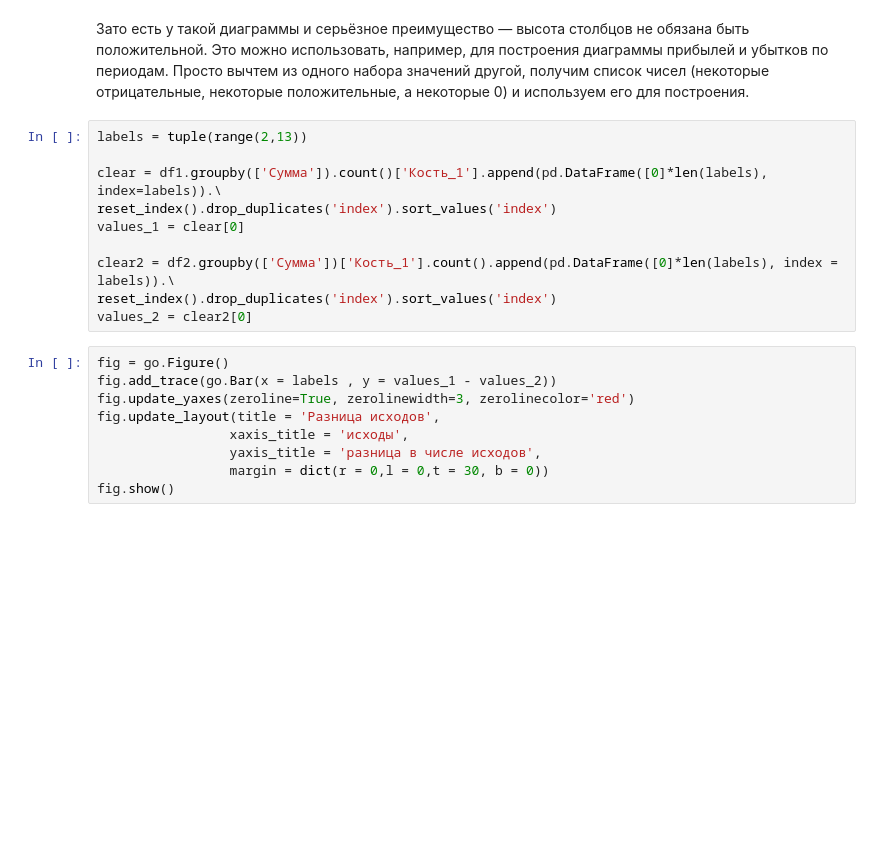
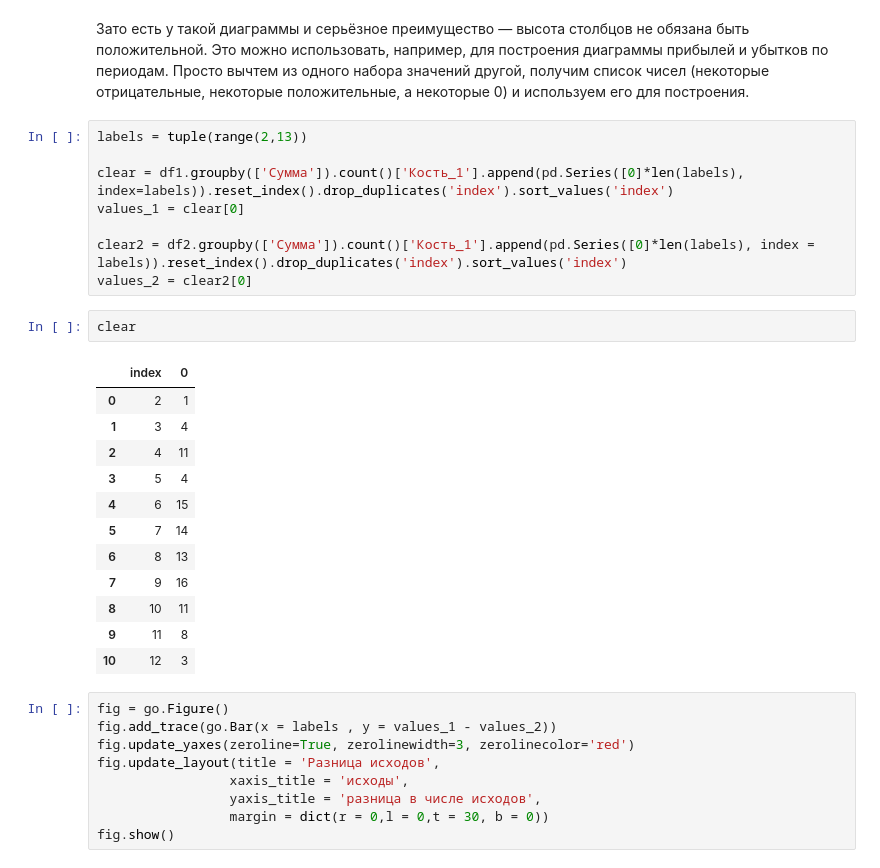
Before and after one commit to mahhets/plotly_tutorial, a Jupyter notebook: plotly_bar.ipynb, the cells around one changed output. Drawn from its saved outputs; the diff is of its cells as text; blank space fills up the shorter version.

```diff
--- a/plotly_bar.ipynb
+++ b/plotly_bar.ipynb
@@ -49,13 +50,26 @@ fig.show()
 # %%
 labels = tuple(range(2,13))
 
-clear = df1.groupby(['Сумма']).count()['Кость_1'].append(pd.DataFrame([0]*len(labels), index=labels)).\
-reset_index().drop_duplicates('index').sort_values('index')
+clear = df1.groupby(['Сумма']).count()['Кость_1'].append(pd.Series([0]*len(labels), index=labels)).reset_index().drop_duplicates('index').sort_values('index')
 values_1 = clear[0]
 
-clear2 = df2.groupby(['Сумма'])['Кость_1'].count().append(pd.DataFrame([0]*len(labels), index = labels)).\
-reset_index().drop_duplicates('index').sort_values('index')
+clear2 = df2.groupby(['Сумма']).count()['Кость_1'].append(pd.Series([0]*len(labels), index = labels)).reset_index().drop_duplicates('index').sort_values('index')
 values_2 = clear2[0]
+# %%
+clear
+# %% [output]
+|  | index | 0 |
+| 0 | 2 | 1 |
+| 1 | 3 | 4 |
+| 2 | 4 | 11 |
+| 3 | 5 | 4 |
+| 4 | 6 | 15 |
+| 5 | 7 | 14 |
+| 6 | 8 | 13 |
+| 7 | 9 | 16 |
+| 8 | 10 | 11 |
+| 9 | 11 | 8 |
+| 10 | 12 | 3 |
 # %%
 fig = go.Figure()
 fig.add_trace(go.Bar(x = labels , y = values_1 - values_2))
```
Also changed, not shown: parts of 1 cell of this notebook, 3 other files.
